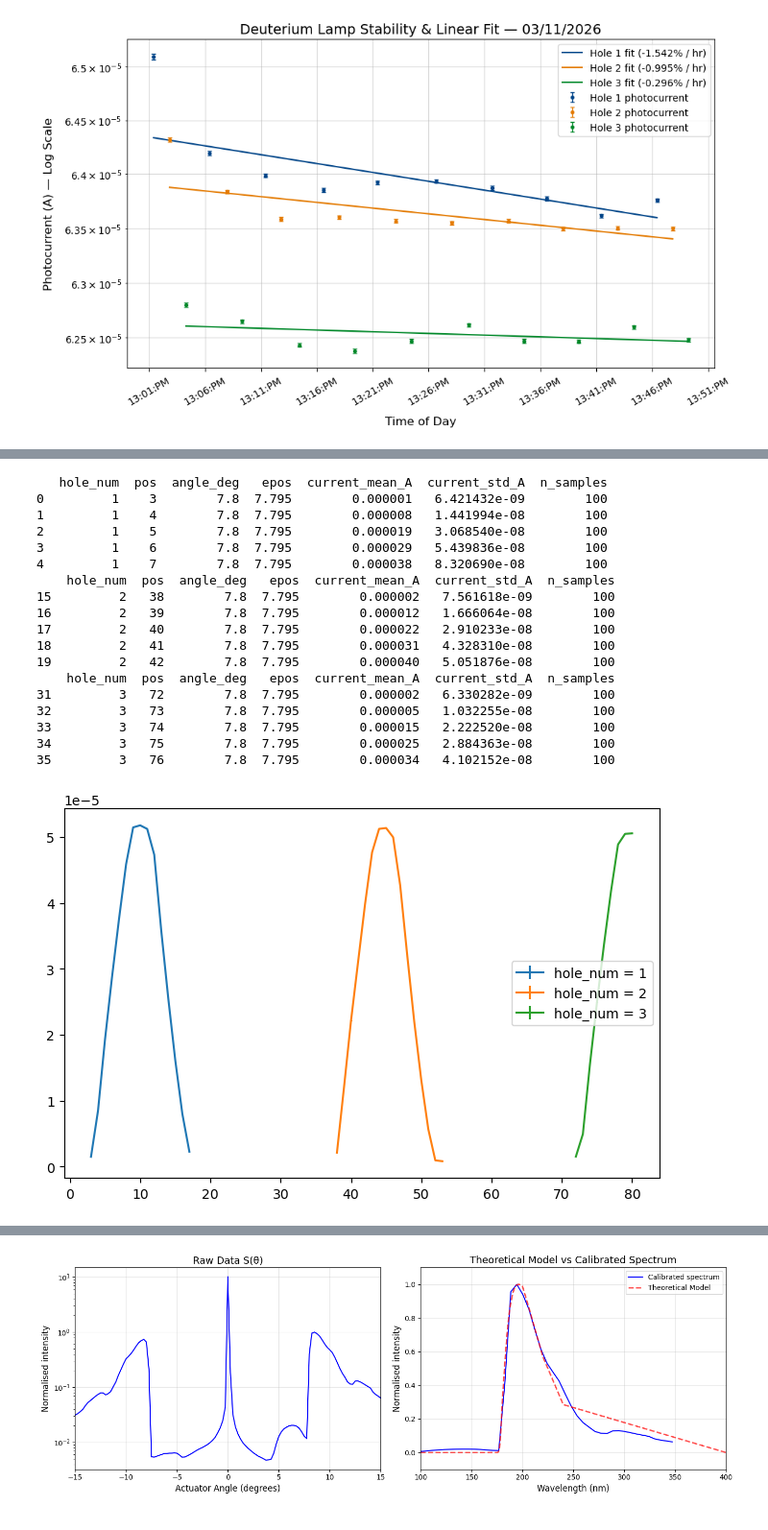
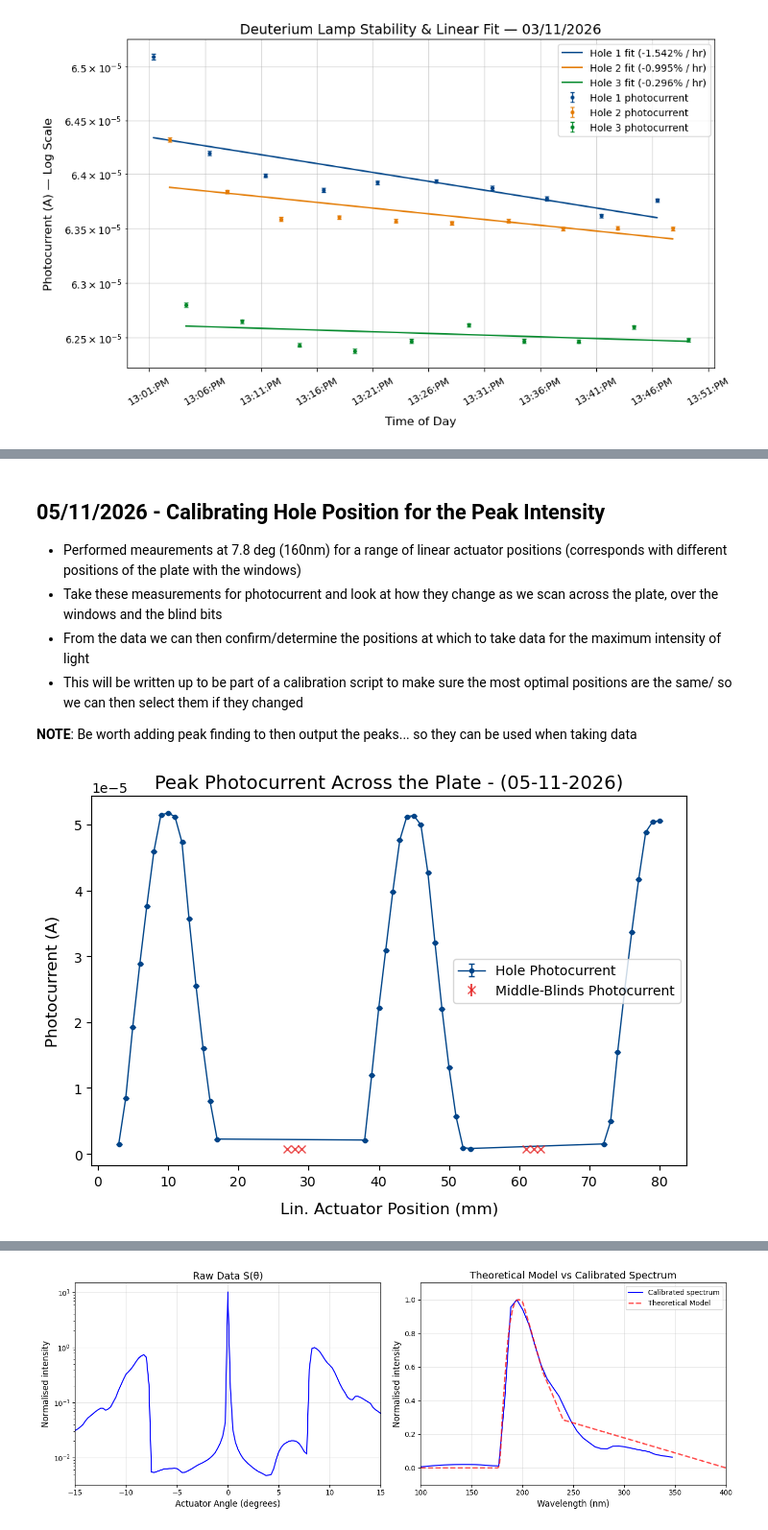
Before and after one commit to laughtonmichael2004-hue/lea-summer_2026_Internship, a Jupyter notebook: 2. Deuterium Lamp/Deuterium Lamp Analysis Code.ipynb, the cells around one changed output, grey strips where cells are left out. Shown at 96% size. Drawn from its saved outputs; the diff is of its cells as text; code cells hidden in the pictures.

```diff
--- a/2. Deuterium Lamp/Deuterium Lamp Analysis Code.ipynb
+++ b/2. Deuterium Lamp/Deuterium Lamp Analysis Code.ipynb
@@ -216,60 +175,44 @@ plt.show()
+# %% [markdown]
+## 05/11/2026 - Calibrating Hole Position for the Peak Intensity
+
+* Performed meaurements at 7.8 deg (160nm) for a range of linear actuator positions (corresponds with different positions of the plate with the windows)
+* Take these measurements for photocurrent and look at how they change as we scan across the plate, over the windows and the blind bits
+* From the data we can then confirm/determine the positions at which to take data for the maximum intensity of light
+* This will be written up to be part of a calibration script to make sure the most optimal positions are the same/ so we can then select them if they changed
+
+**NOTE**: Be worth adding peak finding to then output the peaks... so they can be used when taking data
 # %%
-# 05/11/2026
-# Plot the data testing the central positions tests/ algorithm...
-# NB: tricky working with the files... the photocurrents had unwanted bits everyother line...
-# Need to add axis etc.
-# Ask whether there is a better/ more direct way...
-# Maybe plot them all on the same graph...
-# Maybe a full characterisation would be nice/ look cool (unnecessary though)
+# 05/11/2026 - Windows and Middle Blinds
 
 import matplotlib.pyplot as plt
 import numpy as np
 import pandas as pd
 
 # First I am going to merge the files as they weren't taken together...
-pos_data_path = r"C:\Users\laugh\lea-summer-2026-internship-forked\lea-summer_2026_Internship\2. Deuterium Lamp\(2026-11-05)_Data\positions_each_window_160nm_not_spectrum.txt"
-photocurrent_data_path = r"C:\Users\laugh\lea-summer-2026-internship-forked\lea-summer_2026_Internship\2. Deuterium Lamp\(2026-11-05)_Data\scan_across_each_window_160nm_not_spectrum.txt"
+pos_windows_data_path = r"C:\Users\laugh\lea-summer-2026-internship-forked\lea-summer_2026_Internship\2. Deuterium Lamp\(2026-11-05)_Data\positions_each_window_160nm_not_spectrum.txt"
+pos_blinds_data_path = r"C:\Users\laugh\lea-summer-2026-internship-forked\lea-summer_2026_Internship\2. Deuterium Lamp\(2026-11-05)_Data\positions_each_middle_blind_160nm_not_spectrum.txt"
+photocurrent_windows_data_path = r"C:\Users\laugh\lea-summer-2026-internship-forked\lea-summer_2026_Internship\2. Deuterium Lamp\(2026-11-05)_Data\scan_across_each_window_160nm_not_spectrum.txt"
+photocurrent_blinds_data_path = r"C:\Users\laugh\lea-summer-2026-internship-forked\lea-summer_2026_Internship\2. Deuterium Lamp\(2026-11-05)_Data\scan_across_each_middle_blind_160nm_not_spectrum.txt"
 
-pos_df = pd.read_csv(pos_data_path)
-photocurrent_df = pd. read_csv(photocurrent_data_path)
+pos_windows_df = pd.read_csv(pos_windows_data_path)
+photocurrent_windows_df = pd. read_csv(photocurrent_windows_data_path)
+pos_blinds_df = pd.read_csv(pos_blinds_data_path)
+photocurrent_blinds_df = pd. read_csv(photocurrent_blinds_data_path)
 
-# Store whether it is hole or blind
-rank_type = pos_df.columns[0]
-
-# Combine the data frames
-combined_df = pos_df.join(photocurrent_df)
-
-# Make a note of the different ranks (blind/ hole number)
-rank = list(set(combined_df[rank_type]))
-
-# Then split and plot based on the blind/ hole number
 
 fig, ax = plt.subplots(figsize=(8, 5))
 
-for num in rank:
-    temp_df = combined_df[combined_df[rank_type] == num]
-    print(temp_df.head())
-    ax.errorbar(temp_df['pos'], temp_df['current_mean_A'], temp_df['current_std_A'] / np.sqrt(temp_df['n_samples']),linestyle='-', label=f'{rank_type} = {num}')
+ax.errorbar(pos_windows_df['pos'], photocurrent_windows_df['current_mean_A'], photocurrent_windows_df['current_std_A'] / np.sqrt(photocurrent_windows_df['n_samples']),
+            color='#004488', linestyle='-', linewidth=1, fmt='o', markersize=3, elinewidth=1, capsize=2, label=f'Hole Photocurrent')
 
-plt.legend()
+ax.errorbar(pos_blinds_df['pos'], photocurrent_blinds_df['current_mean_A'], photocurrent_blinds_df['current_std_A'] / np.sqrt(photocurrent_blinds_df['n_samples']), color="#E62424D1", fmt='x', label=f'Middle-Blinds Photocurrent')
+
+ax.set_title(f'Peak Photocurrent Across the Plate - (05-11-2026)', fontsize=14)
+ax.set_xlabel('Lin. Actuator Position (mm)', fontsize=12, labelpad=10)
+ax.set_ylabel('Photocurrent (A)', fontsize=12, labelpad=10)
+#ax.set_yscale('log')
+
+plt.legend(loc='center right')
 plt.show()
 # %% [output]
-   hole_num  pos  angle_deg   epos  current_mean_A  current_std_A  n_samples
-0         1    3        7.8  7.795        0.000001   6.421432e-09        100
-1         1    4        7.8  7.795        0.000008   1.441994e-08        100
-2         1    5        7.8  7.795        0.000019   3.068540e-08        100
-3         1    6        7.8  7.795        0.000029   5.439836e-08        100
-4         1    7        7.8  7.795        0.000038   8.320690e-08        100
-    hole_num  pos  angle_deg   epos  current_mean_A  current_std_A  n_samples
-15         2   38        7.8  7.795        0.000002   7.561618e-09        100
-16         2   39        7.8  7.795        0.000012   1.666064e-08        100
-17         2   40        7.8  7.795        0.000022   2.910233e-08        100
-18         2   41        7.8  7.795        0.000031   4.328310e-08        100
-19         2   42        7.8  7.795        0.000040   5.051876e-08        100
-    hole_num  pos  angle_deg   epos  current_mean_A  current_std_A  n_samples
-31         3   72        7.8  7.795        0.000002   6.330282e-09        100
-32         3   73        7.8  7.795        0.000005   1.032255e-08        100
-33         3   74        7.8  7.795        0.000015   2.222520e-08        100
-34         3   75        7.8  7.795        0.000025   2.884363e-08        100
-35         3   76        7.8  7.795        0.000034   4.102152e-08        100
-[figure, old version]
+[figure, new version]
```
Also changed, not shown: parts of 19 cells of this notebook, 7 other files.
